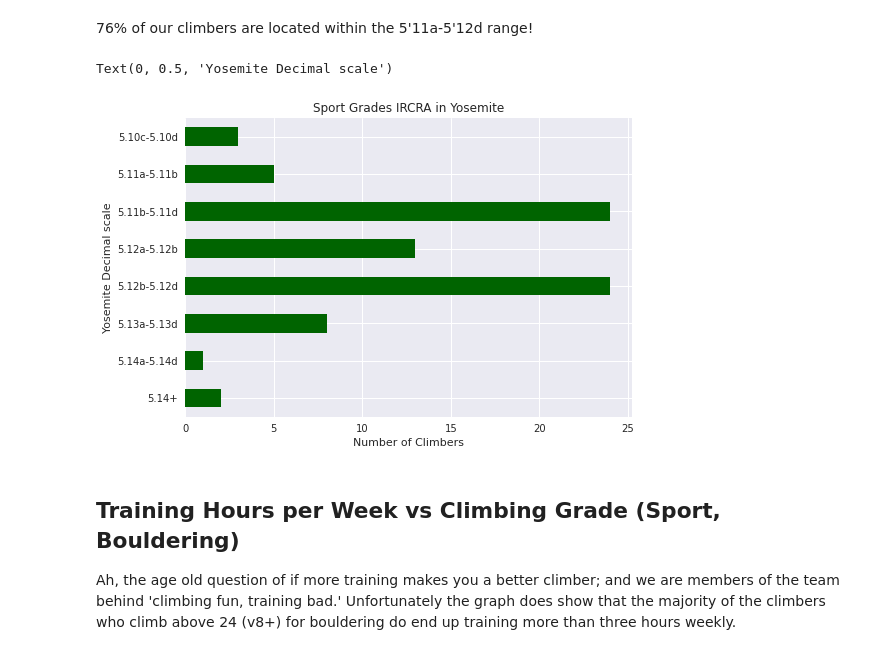
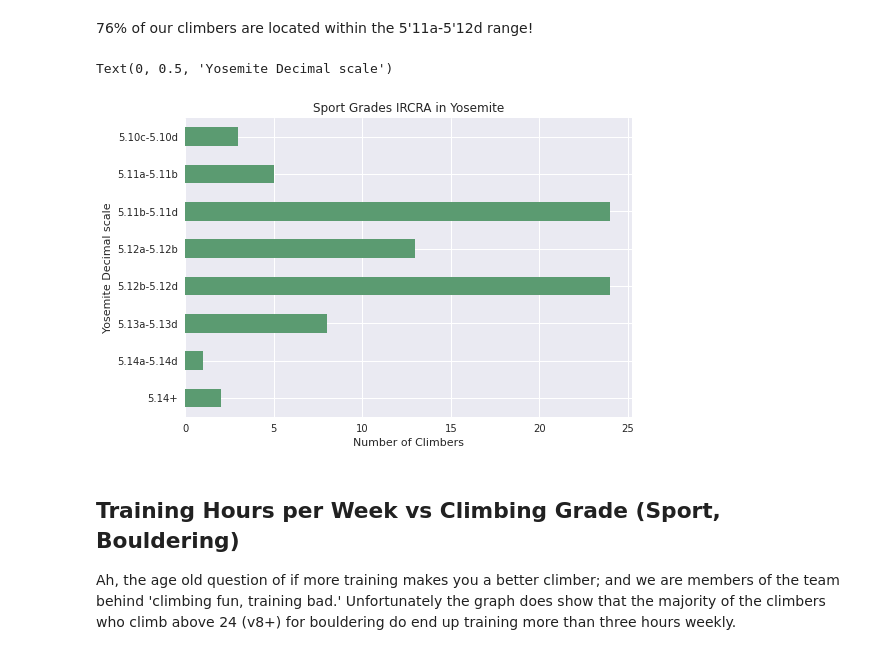
Before and after one commit to haokliao/Critical-Force-Visualization, a Jupyter notebook: EDA_002_notebook.ipynb, the cells around one changed output. Saved outputs shown, nothing was run; the diff lists cells and outputs as text; code cells hidden in the pictures.

```diff
--- a/EDA_002_notebook.ipynb
+++ b/EDA_002_notebook.ipynb
@@ -98,14 +98,14 @@ Name: SPORT GRADE IRCRA, dtype: int64
 # %% [markdown]
 76% of our climbers are located within the 5'11a-5'12d range!
 # %%
-y_bin.plot(kind='barh',color='darkgreen',legend=False)
+y_bin.plot(kind='barh',color='#5b9b71',legend=False)
 plt.style.use('seaborn')
 plt.title('Sport Grades IRCRA in Yosemite')
 plt.xlabel('Number of Climbers')
 plt.ylabel('Yosemite Decimal scale')
 # %% [output]
 Text(0, 0.5, 'Yosemite Decimal scale')
-[figure, old version]
+[figure, new version]
 # %% [markdown]
 ## Training Hours per Week vs Climbing Grade (Sport, Bouldering)
 
```
Also changed, not shown: parts of 5 cells of this notebook.
